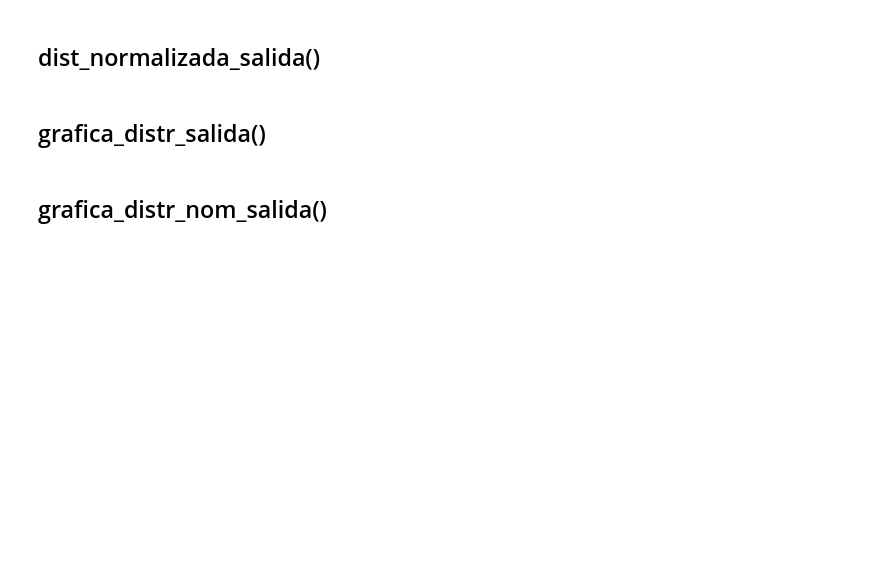
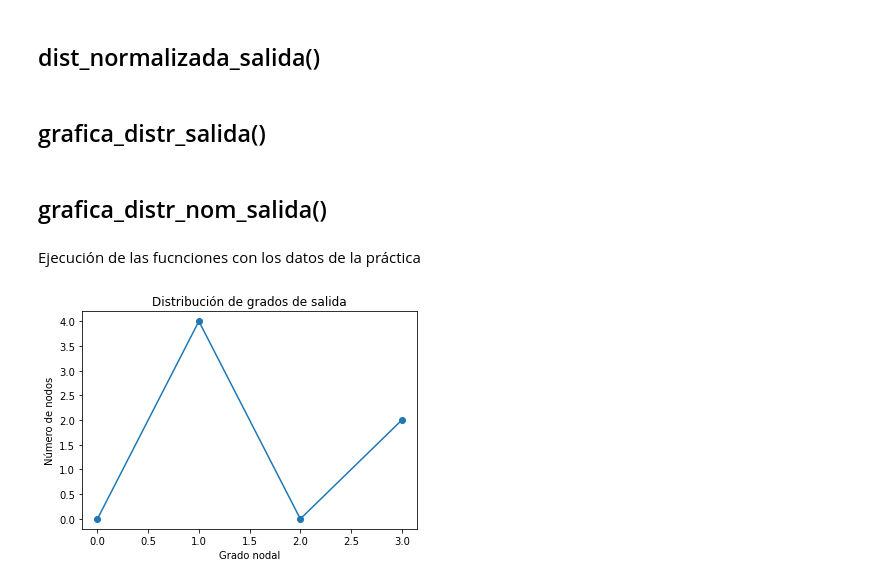
Before and after one commit to Moshibit/UAML-CR-20P, a Jupyter notebook: Practica 1.ipynb, the cells around one changed output. Cells and saved outputs as stored; diff of their text form; code cells hidden in the pictures; blank space fills up the shorter version.

```diff
--- a/Practica 1.ipynb
+++ b/Practica 1.ipynb
@@ -332,7 +337,7 @@ def calcula_grados_de_salida(d_grafica):
 
     Valor de retorno
     ----------------
-    rv : TIPO. diccionario
+    deg_out : TIPO. diccionario
         DESCRIPCIÓN. Las llaves de este diccionario son nodos y sus valores
         son entero que indican el grado de salida de los nodos.
 
@@ -343,15 +348,15 @@ def calcula_grados_de_salida(d_grafica):
         raise TypeError("el parámetro que recive calcula_grados_de_salida() tiene que ser un diccionario.")
 
     # el valor de retorno es un diccionario vacío donde se gurdaran los datos
-    rv = { }
+    deg_out = { }
 
     # contrucón de la tabla
     for k, v in d_grafica.items():
 
-        # verificacada a cuantos nodos se enlazan al nodo que recorre actualmente
-        rv[k] = len(v)
+        # verificacada a cuantos nodos se enlaza al nodo que recorre actualmente
+        deg_out[k] = len(v)
 
-    return rv
+    return deg_out
 # %% [markdown]
 ## dist_grados_de_salida()
 # %%
@@ -375,8 +380,9 @@ def dist_grados_de_salida(d_grafica):
     Valor de retorno
     ----------------
     distr : TIPO. diccionario
-            DESCRIPCIÓN. Las llaves de este diccionario son grados de salida y sus
+        DESCRIPCIÓN. Las llaves de este diccionario son grados de salida y sus
         val ores son entero que indican la frecuencia de los grados de salida.
+
     """
     # TODO: ¿es posible optimisar?
 
@@ -385,24 +391,24 @@ def dist_grados_de_salida(d_grafica):
         raise TypeError("el parámetro que recive dist_grados_de_salida() tiene que ser un diccionario.")
 
     # obtiene la lista de los grados de entrada
-    g_salida = list(calcula_grados_de_salida(d_grafica).values())
+    deg_out = list(calcula_grados_de_salida(d_grafica).values())
 
     # umbral de grados a buscar en la lista
-    g_max = max(g_salida)
+    deg_max = max(deg_out)
 
     # el valor de retorno es un diccionario vacío donde se gurdaran los datos
     distr = { }
 
     # recorre la lista para crear una tabla de distribución
-    for i in range(g_max + 1):
+    for i in range(deg_max + 1):
 
         # cuenta cuantos veces se encuentra el grado actual en la lista
-        dicc_valor = g_salida.count(i)
+        deg_count = deg_out.count(i)
 
         # TODO ¿Es necesario omitir los que son cero?
-        # se resielve agregando:
-        # if dicc_valor != 0:
-        distr[i] = dicc_valor
+        # se resuelve agregando:
+        # if deg_count != 0:
+        distr[i] = deg_count
 
     return distr
 # %% [markdown]
@@ -450,7 +463,7 @@ def dist_normalizada_salida(d_grafica):
 def grafica_distr_salida(distr):
     """
     Recibe un diccionario que contenga la distrubución de los grados de salida
-    de un grafo Renderiza una figura con la gráfica de la distribución.
+    de un grafo. Renderiza una figura con la gráfica de la distribución.
 
     Parámetros
     ----------
@@ -473,11 +486,9 @@ def grafica_distr_salida(distr):
     if type(distr) is not dict:
         raise TypeError("el parámetro que recive grafica_distr_salida() tiene que ser un diccionario.")
 
-    # se obtiene los valores para cada eje
     valores_x = list(distr.keys())
     valores_y = list(distr.values())
 
-    # se construlle la gráfíca
     plt.plot(valores_x, valores_y, marker='o')
     plt.xlabel("Grado nodal")
     plt.ylabel("Número de nodos")
@@ -527,3 +536,10 @@ def grafica_distr_norm_salida(distr_norm):
     # plt.show()
 
     return
+# %% [markdown]
+Ejecución de las fucnciones con los datos de la práctica
+# %%
+graf1_distr = dist_grados_de_salida(graf1)
+grafica_distr_salida(graf1_distr)
+# %% [output]
+[figure, added]
```
Also changed, not shown: parts of 10 cells of this notebook.
